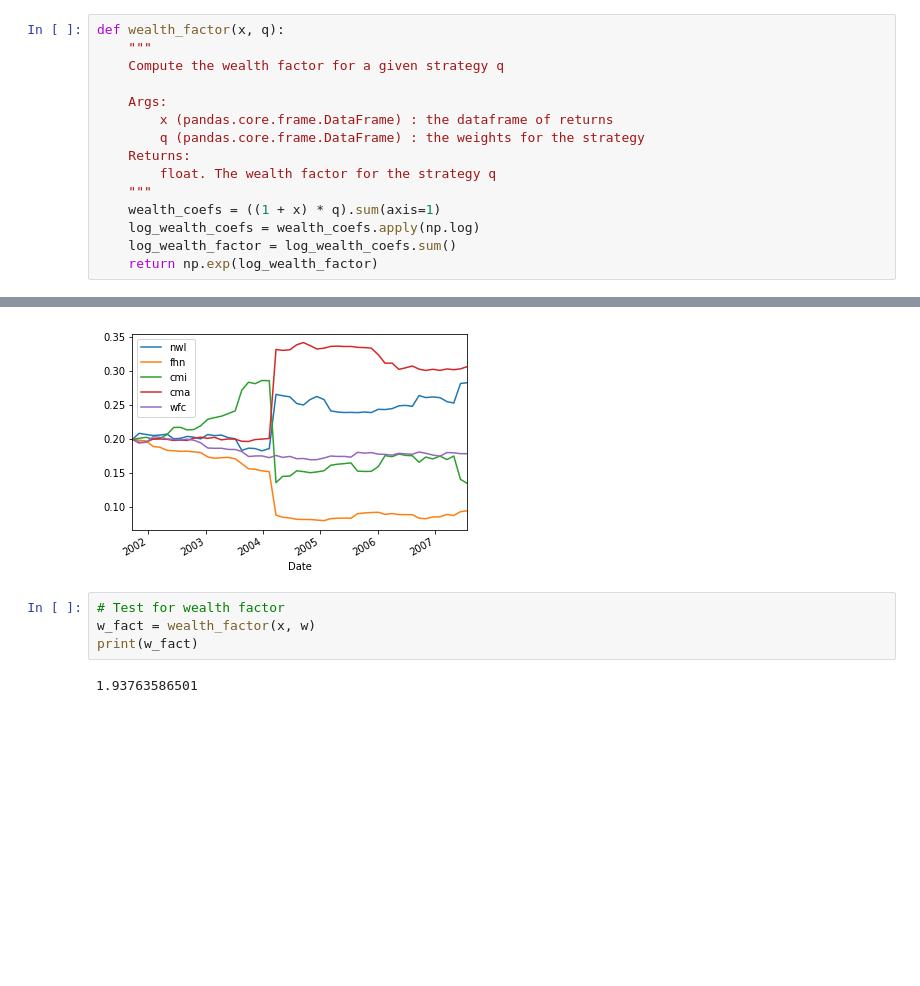
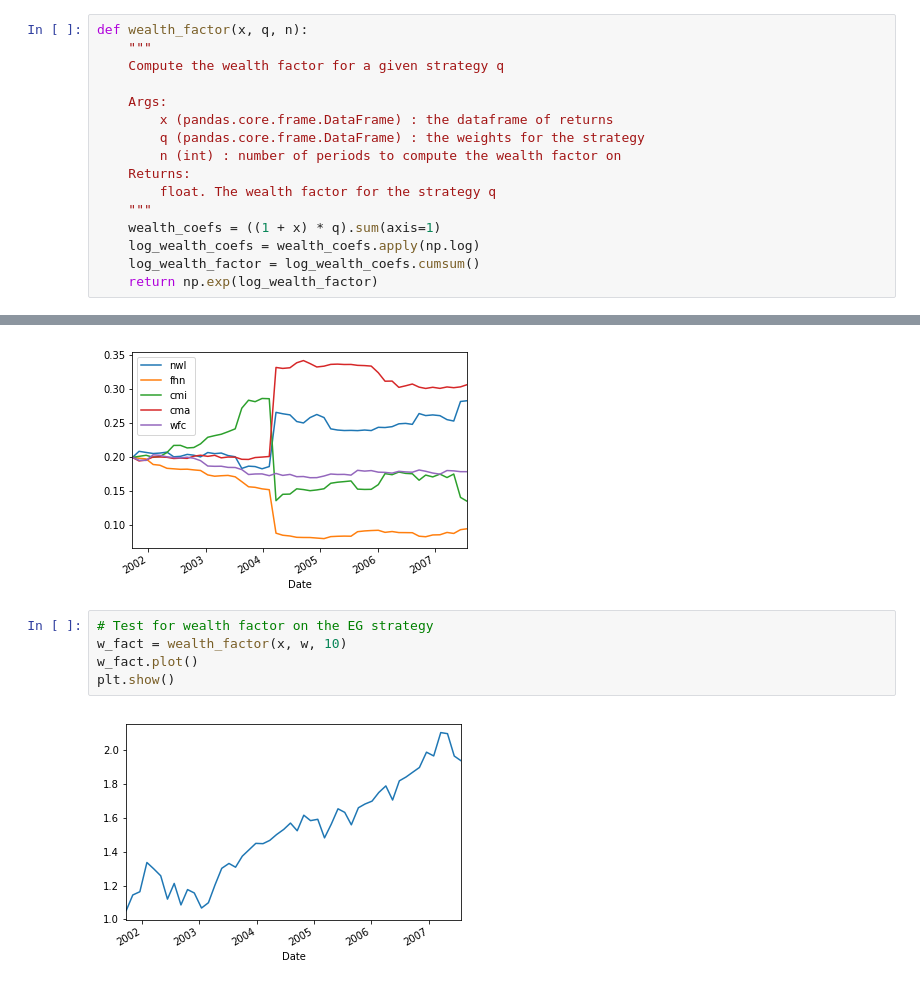
Before and after one commit to BoucheDimitri/OnlinePortfolio, a Jupyter notebook: Main.ipynb, the cells around one changed output, grey strips where cells are left out. Drawn from its saved outputs; the diff is of its cells as text; blank space fills up the shorter version.

Commit message:
Modified wealth factor to return a vector of wealth factors to be able to track the progression in time

```diff
--- a/Main.ipynb
+++ b/Main.ipynb
@@ -40,19 +40,20 @@ data_returns = data_returns.shift(-1)
 The following function computes the wealth factor of a strategy determined by a set of weigths $q_{i, t}$. Let $x_{i, t}$ be the returns, $N$ the number of assets and $n$ the number of periods, the wealth factor is given by :
 $$ \prod_{t=1}^n \sum_{i=1}^N (1 + x_{i, t}) q_{i, t} $$
 # %%
-def wealth_factor(x, q):
+def wealth_factor(x, q, n):
     """
     Compute the wealth factor for a given strategy q
 
     Args:
         x (pandas.core.frame.DataFrame) : the dataframe of returns
         q (pandas.core.frame.DataFrame) : the weights for the strategy
+        n (int) : number of periods to compute the wealth factor on
     Returns:
         float. The wealth factor for the strategy q
     """
     wealth_coefs = ((1 + x) * q).sum(axis=1)
     log_wealth_coefs = wealth_coefs.apply(np.log)
-    log_wealth_factor = log_wealth_coefs.sum()
+    log_wealth_factor = log_wealth_coefs.cumsum()
     return np.exp(log_wealth_factor)
 # %% [markdown]
 ## Exp weights coefs
@@ -121,8 +122,9 @@ plt.show()
 # %% [output]
 [figure]
 # %%
-# Test for wealth factor
-w_fact = wealth_factor(x, w)
-print(w_fact)
+# Test for wealth factor on the EG strategy
+w_fact = wealth_factor(x, w, 10)
+w_fact.plot()
+plt.show()
 # %% [output]
-1.93763586501
+[figure, added]
```
